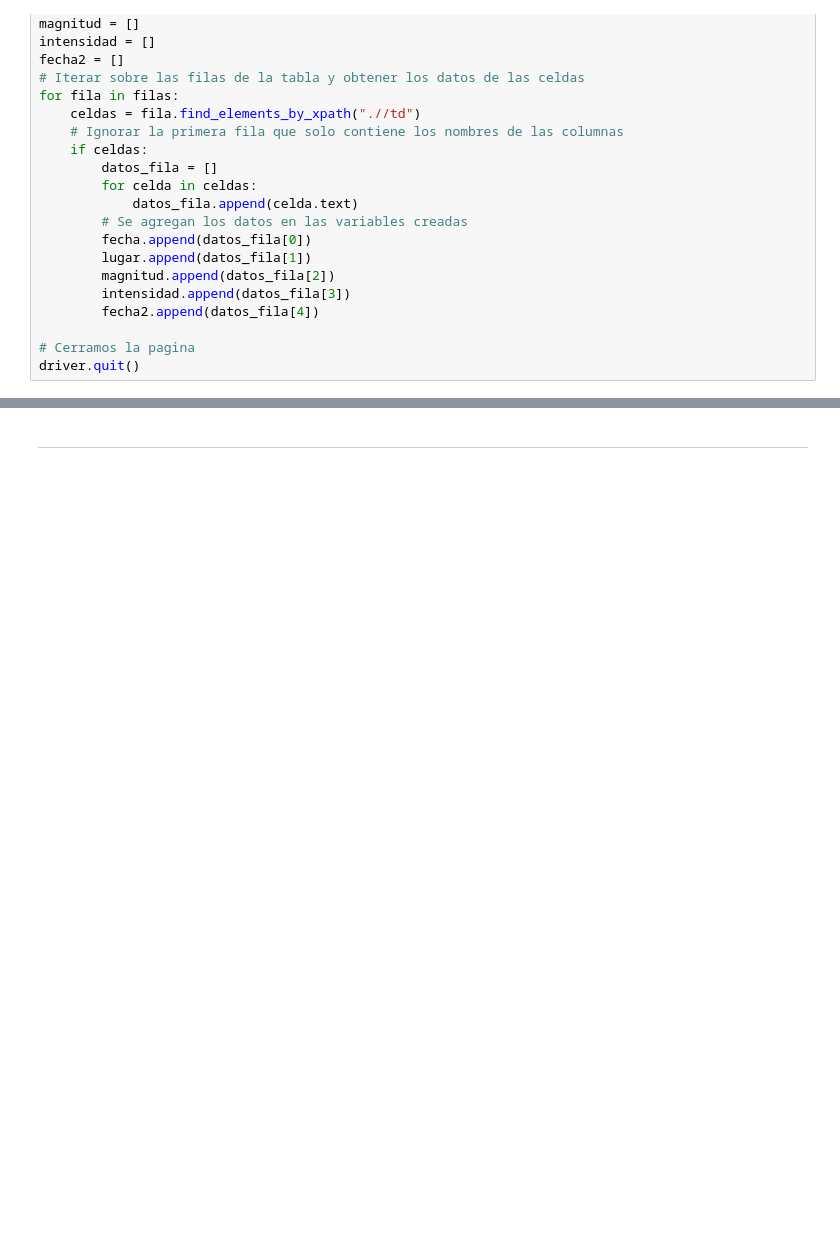
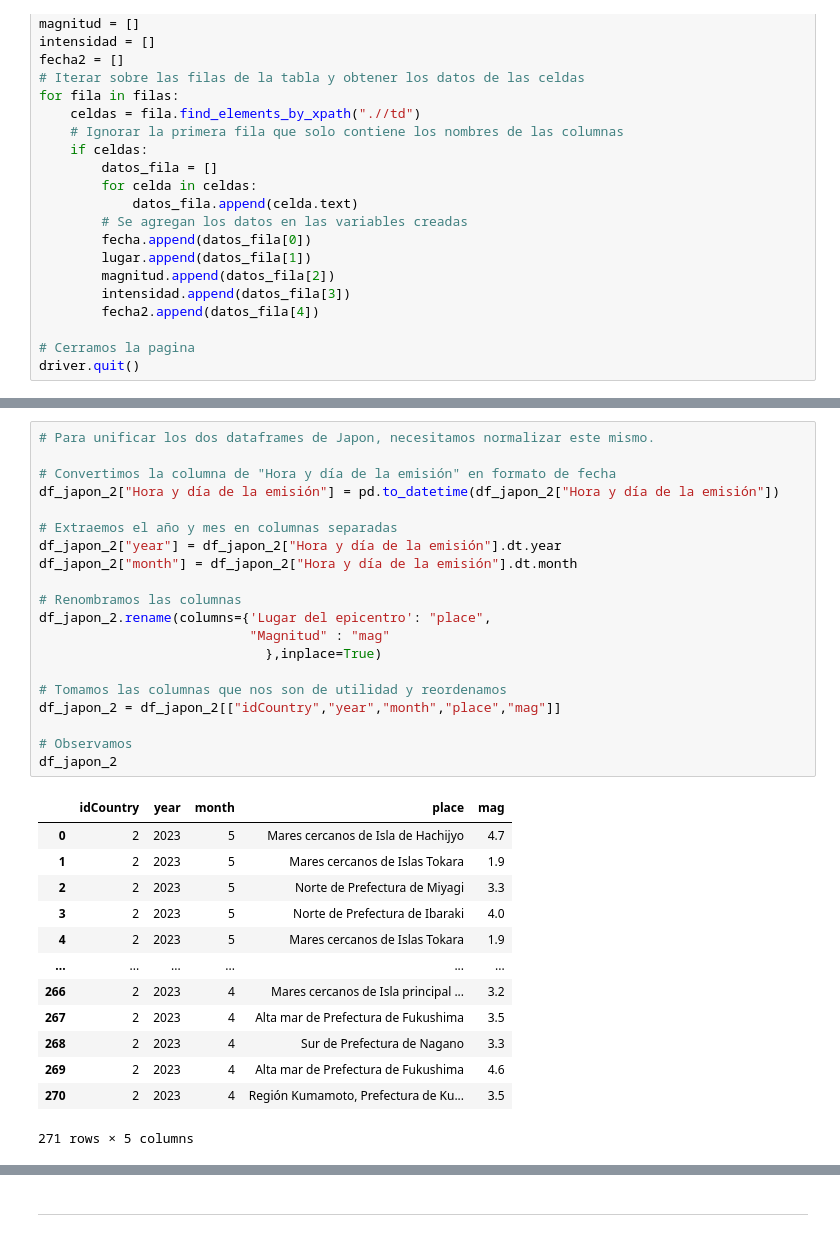
Before and after one commit to ReneRamosTrvn/alertas_sismicas, a Jupyter notebook: ETL.ipynb, the cells around one changed output, grey strips where cells are left out. Cells and saved outputs as stored; diff of their text form; blank space fills up the shorter version.

```diff
--- a/ETL.ipynb
+++ b/ETL.ipynb
@@ -409,0 +407,34 @@ df_japon_2
+# %%
+# Para unificar los dos dataframes de Japon, necesitamos normalizar este mismo.
+
+# Convertimos la columna de "Hora y día de la emisión" en formato de fecha
+df_japon_2["Hora y día de la emisión"] = pd.to_datetime(df_japon_2["Hora y día de la emisión"])
+
+# Extraemos el año y mes en columnas separadas
+df_japon_2["year"] = df_japon_2["Hora y día de la emisión"].dt.year
+df_japon_2["month"] = df_japon_2["Hora y día de la emisión"].dt.month
+
+# Renombramos las columnas
+df_japon_2.rename(columns={'Lugar del epicentro': "place",
+                           "Magnitud" : "mag"
+                             },inplace=True)
+
+# Tomamos las columnas que nos son de utilidad y reordenamos
+df_japon_2 = df_japon_2[["idCountry","year","month","place","mag"]]
+
+# Observamos
+df_japon_2
+# %% [output]
+|  | idCountry | year | month | place | mag |
+| 0 | 2 | 2023 | 5 | Mares cercanos de Isla de Hachijyo | 4.7 |
+| 1 | 2 | 2023 | 5 | Mares cercanos de Islas Tokara | 1.9 |
+| 2 | 2 | 2023 | 5 | Norte de Prefectura de Miyagi | 3.3 |
+| 3 | 2 | 2023 | 5 | Norte de Prefectura de Ibaraki | 4.0 |
+| 4 | 2 | 2023 | 5 | Mares cercanos de Islas Tokara | 1.9 |
+| ... | ... | ... | ... | ... | ... |
+| 266 | 2 | 2023 | 4 | Mares cercanos de Isla principal ... | 3.2 |
+| 267 | 2 | 2023 | 4 | Alta mar de Prefectura de Fukushima | 3.5 |
+| 268 | 2 | 2023 | 4 | Sur de Prefectura de Nagano | 3.3 |
+| 269 | 2 | 2023 | 4 | Alta mar de Prefectura de Fukushima | 4.6 |
+| 270 | 2 | 2023 | 4 | Región Kumamoto, Prefectura de Ku... | 3.5 |
+271 rows × 5 columns
```
Also changed, not shown: parts of 5 cells of this notebook, 4 other files.
